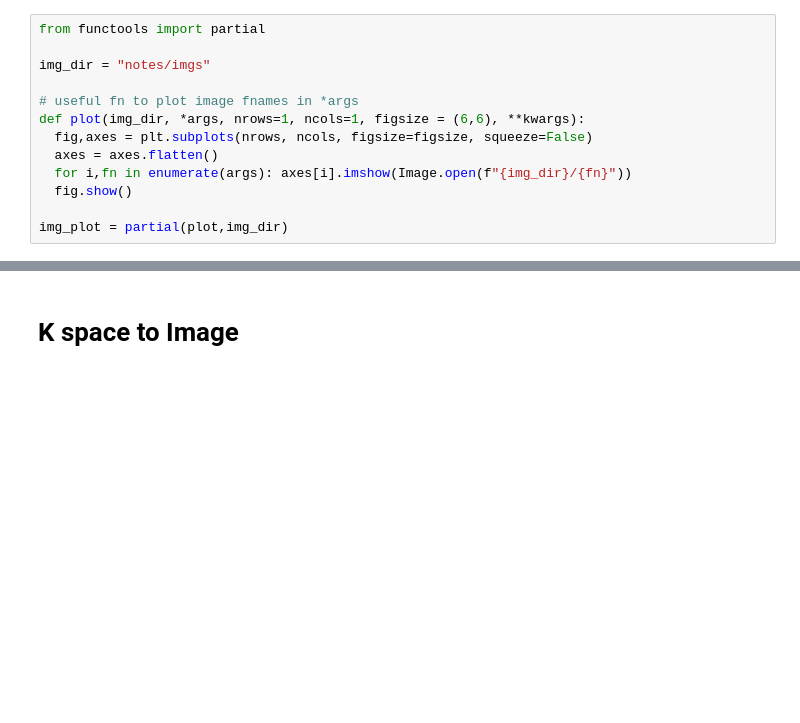
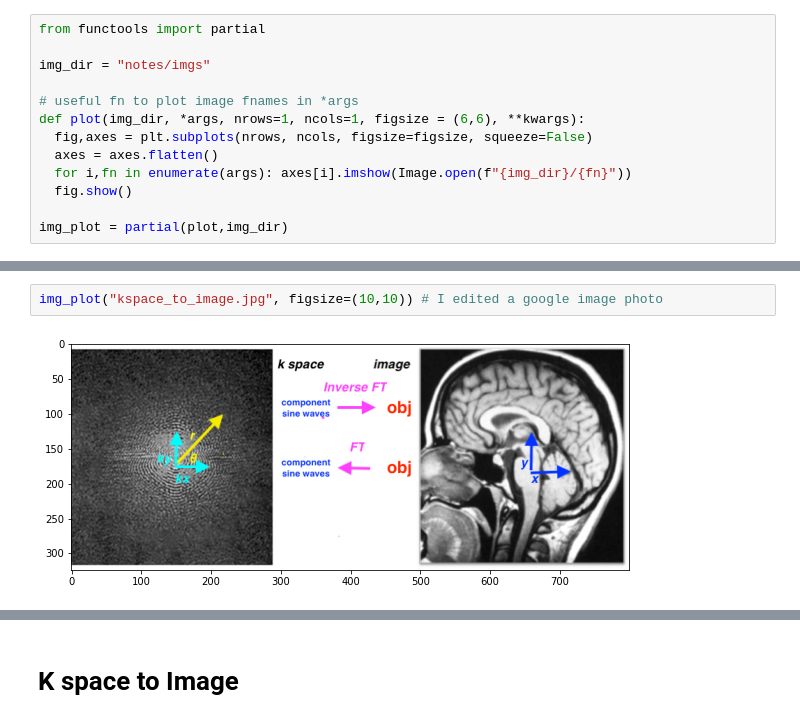
Before and after one commit to RGologorsky/fastmri, a Jupyter notebook: notes/01_notes_FastMRI.ipynb, the cells around one changed output, grey strips where cells are left out. Saved outputs shown, nothing was run; the diff lists cells and outputs as text; blank space fills up the shorter version.

```diff
--- a/notes/01_notes_FastMRI.ipynb
+++ b/notes/01_notes_FastMRI.ipynb
@@ -79,0 +151,4 @@ Source: practical fMRI blog
+# %%
+img_plot("kspace_to_image.jpg", figsize=(10,10)) # I edited a google image photo
+# %% [output]
+[figure, added]
```
Also changed, not shown: parts of 15 cells of this notebook, 5 other files.
